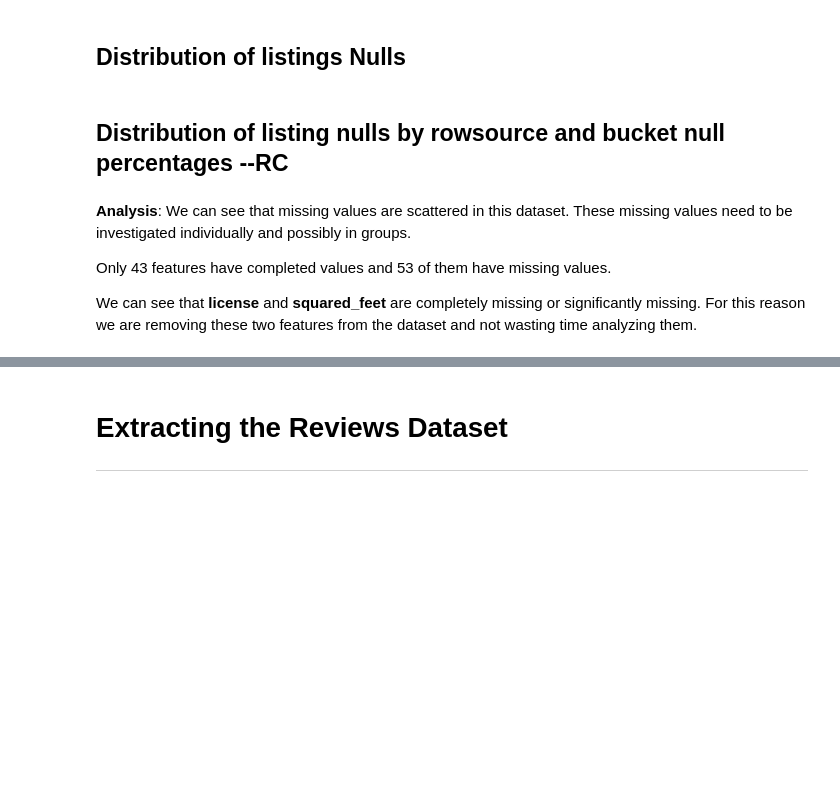
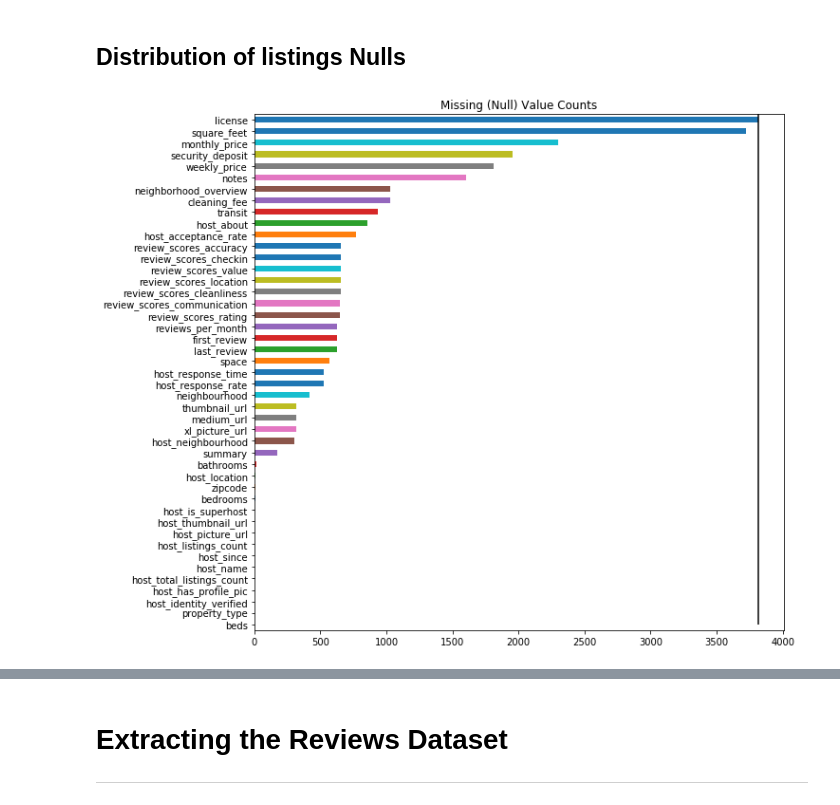
Before and after one commit to samlexrod/airbnb_ml, a Jupyter notebook: Airbnb_Analysis.ipynb, the cells around one changed output, grey strips where cells are left out. Saved outputs shown, nothing was run; the diff lists cells and outputs as text; code cells hidden in the pictures; blank space fills up the shorter version.

```diff
--- a/Airbnb_Analysis.ipynb
+++ b/Airbnb_Analysis.ipynb
@@ -118,7 +75,2 @@ listings = read_concat(folder_names, 'listings.csv')
 # %% [markdown]
 ## Distribution of listings features
-# %%
-listings.groupby('rowsource').count().plot.bar(
-    legend=False, figsize=(14, 5), rot=0, width=.9)
-for x in listings.rowsource.value_counts().values:
-    plt.hlines(x, -1, 2)
@@ -125,13 +88,14 @@ for x in listings.rowsource.value_counts().values:
 # %% [markdown]
 ##  Distribution of listings Nulls
 # %%
-listing_nulls = listings.isnull().sum().where(lambda x: x > 0).dropna(
-).sort_values(ascending=True)
+# Extracting only null counts
+sr_listing_nulls = df_listings.isnull().sum().where(
+    lambda x: x > 0).dropna(
+    ).sort_values(ascending=True)
 
-listing_nulls.plot.barh(
-    figsize=(10, 10), title="Missing Value Counts");
-plt.vlines(listings.shape[0], 100, 0);
-
-del listing_nulls
+# Plotting the null counts
+sr_listing_nulls.plot.barh(
+    figsize=(10, 10), title="Missing (Null) Value Counts");
+plt.vlines(df_listings.shape[0], 100, 0);
+# %% [output]
+[figure, added]
-# %% [markdown]
-##  Distribution of listing nulls by rowsource and bucket null percentages --RC
@@ -164,6 +101,0 @@ listings.isnull().sum().map({
-# %% [markdown]
-**Analysis**: We can see that missing values are scattered in this dataset. These missing values need to be investigated  individually and possibly in groups.
-
-Only 43 features have completed values and 53 of them have missing values.
-
-We can see that **license** and **squared_feet** are completely missing or significantly missing. For this reason we are removing these two features from the dataset and not wasting time analyzing them.
```
Also changed, not shown: parts of 58 cells of this notebook, 4 other files.
